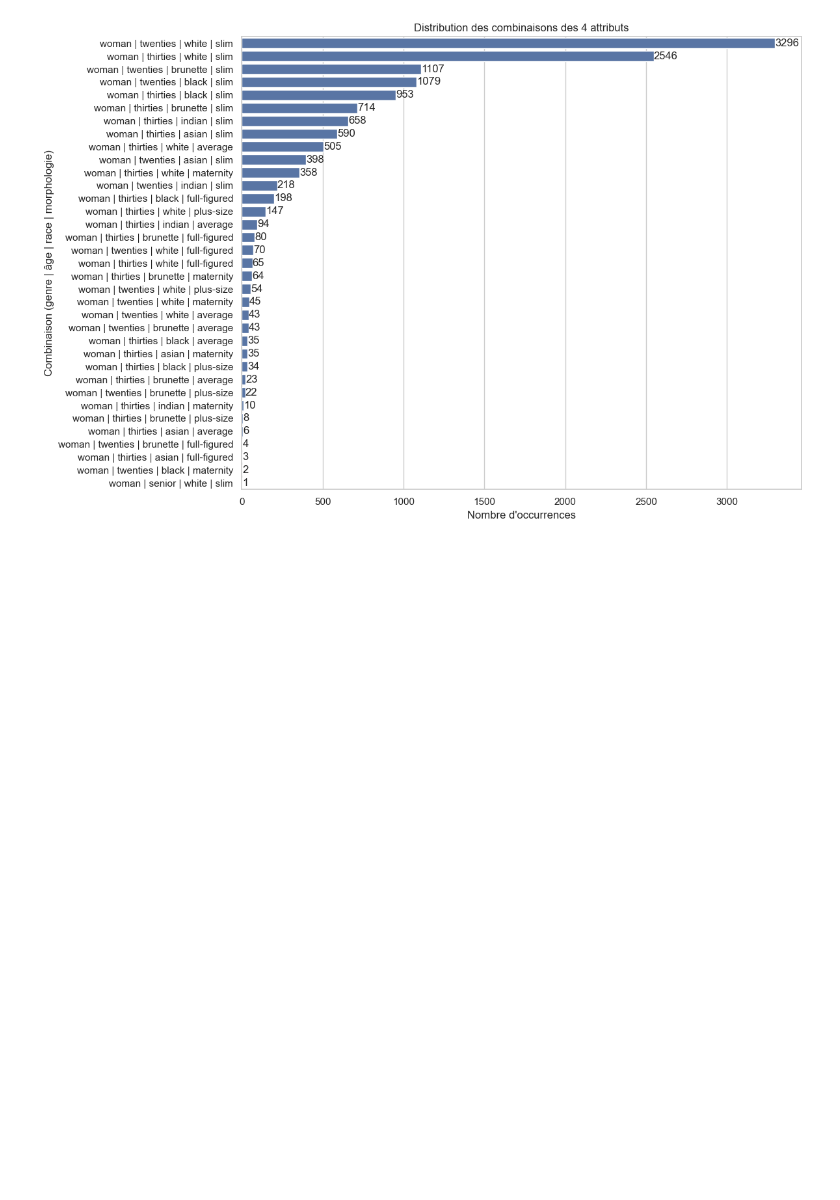
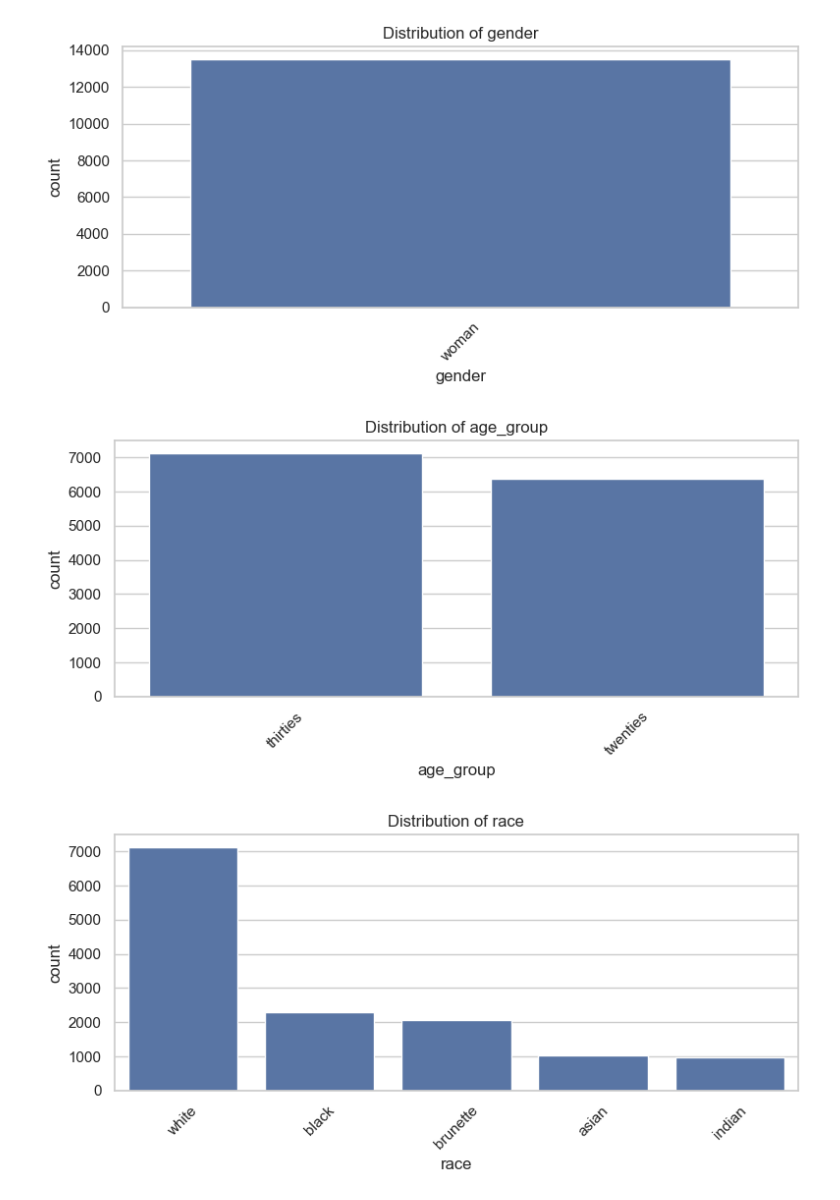
Before and after one commit to Idir6380/PFE, a Jupyter notebook: preprocessing/analyse.ipynb, the cells around one changed output. Cells and saved outputs as stored; diff of their text form; code cells hidden in the pictures; blank space fills up the shorter version.

```diff
--- a/preprocessing/analyse.ipynb
+++ b/preprocessing/analyse.ipynb
@@ -76,0 +23,3 @@ for col1, col2 in combos:
+# %%
+df = df[df["age_group"] != "senior"]
+df
@@ -95,27 +92,6 @@ plt.show()
-# %%
-import pandas as pd
-import matplotlib.pyplot as plt
-import seaborn as sns
-
-# Création de la colonne combo
-df['combo'] = df['gender'] + ' | ' + df['age_group'] + ' | ' + df['race'] + ' | ' + df['body_shape']
-
-# Comptage des occurrences
-combo_counts = df['combo'].value_counts().sort_values(ascending=False)
-
-# Création du graphique
-plt.figure(figsize=(12, 8))
-ax = sns.barplot(x=combo_counts.values, y=combo_counts.index)
-
-# Ajout des annotations
-for i, value in enumerate(combo_counts.values):
-    ax.text(value + 0.5, i, str(value), va='center')
-
-# Personnalisation
-plt.xlabel("Nombre d'occurrences")
-plt.ylabel("Combinaison (genre | âge | race | morphologie)")
-plt.title("Distribution des combinaisons des 4 attributs")
-plt.tight_layout()
-plt.show()
-# %% [output]
-[figure, removed]
+# %%
+analyze_demographic_distribution(df)
+# %% [output]
+[figure, added]
+[figure, added]
+[figure, added]
```
Also changed, not shown: parts of 22 cells of this notebook, 6 other files.
